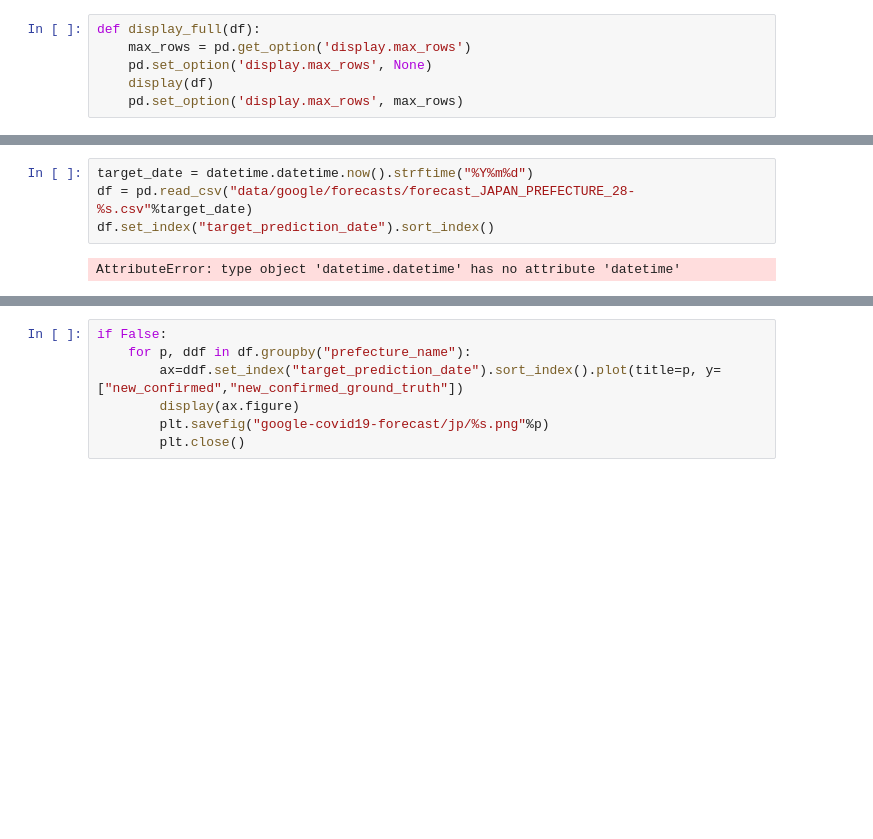
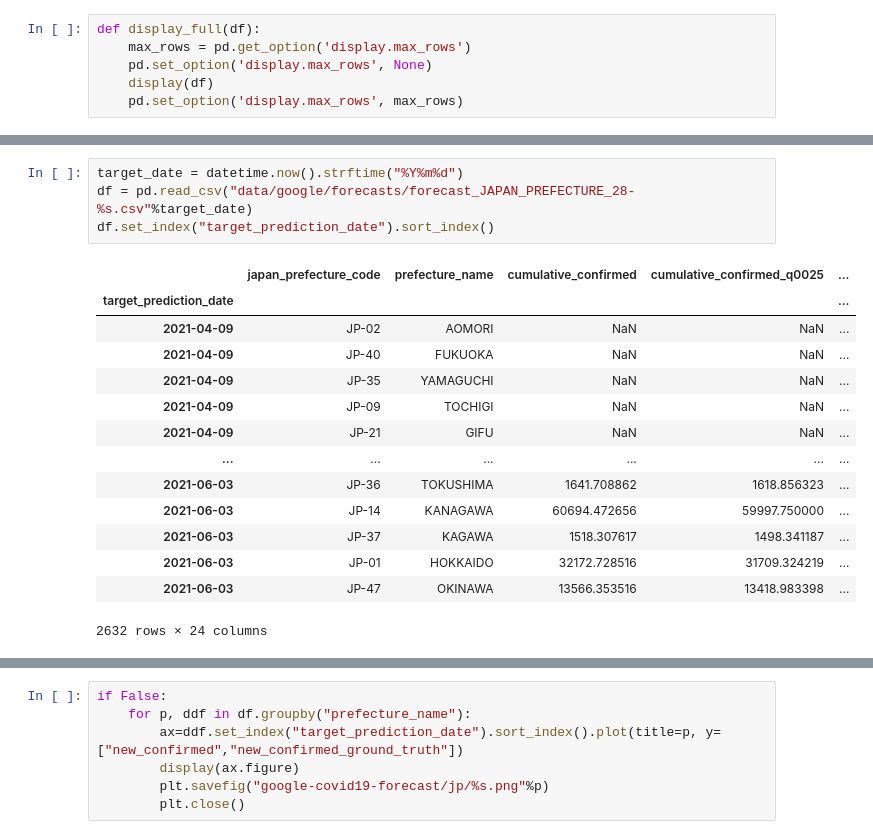
Before and after one commit to seagetch/covid19_notebooks, a Jupyter notebook: google-covid19-forecast-jp.ipynb, the cells around one changed output, grey strips where cells are left out. Saved outputs shown, nothing was run; the diff lists cells and outputs as text; blank space fills up the shorter version.

```diff
--- a/google-covid19-forecast-jp.ipynb
+++ b/google-covid19-forecast-jp.ipynb
@@ -44,8 +64,21 @@ data/google/forecas 100%[===================>] 448.58K  --.-KB/s    in 0.06s
 # %%
-target_date = datetime.datetime.now().strftime("%Y%m%d")
+target_date = datetime.now().strftime("%Y%m%d")
 df = pd.read_csv("data/google/forecasts/forecast_JAPAN_PREFECTURE_28-%s.csv"%target_date)
 df.set_index("target_prediction_date").sort_index()
 # %% [output]
+|  | japan_prefecture_code | prefecture_name | cumulative_confirmed | cumulative_confirmed_q0025 | ... |
+| target_prediction_date |  |  |  |  | ... |
+| 2021-04-09 | JP-02 | AOMORI | NaN | NaN | ... |
+| 2021-04-09 | JP-40 | FUKUOKA | NaN | NaN | ... |
+| 2021-04-09 | JP-35 | YAMAGUCHI | NaN | NaN | ... |
+| 2021-04-09 | JP-09 | TOCHIGI | NaN | NaN | ... |
+| 2021-04-09 | JP-21 | GIFU | NaN | NaN | ... |
+| ... | ... | ... | ... | ... | ... |
+| 2021-06-03 | JP-36 | TOKUSHIMA | 1641.708862 | 1618.856323 | ... |
+| 2021-06-03 | JP-14 | KANAGAWA | 60694.472656 | 59997.750000 | ... |
+| 2021-06-03 | JP-37 | KAGAWA | 1518.307617 | 1498.341187 | ... |
+| 2021-06-03 | JP-01 | HOKKAIDO | 32172.728516 | 31709.324219 | ... |
+| 2021-06-03 | JP-47 | OKINAWA | 13566.353516 | 13418.983398 | ... |
-AttributeError: type object 'datetime.datetime' has no attribute 'datetime'
+2632 rows × 24 columns
 # %%
 df.columns
```
Also changed, not shown: parts of 7 cells of this notebook, 1 other file.
